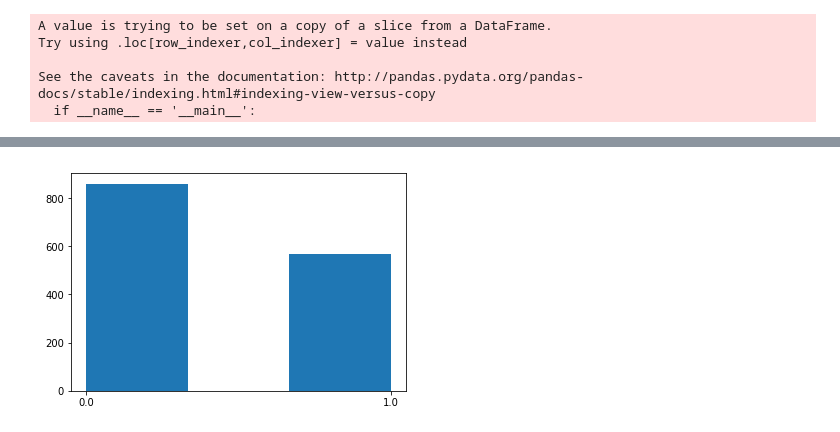
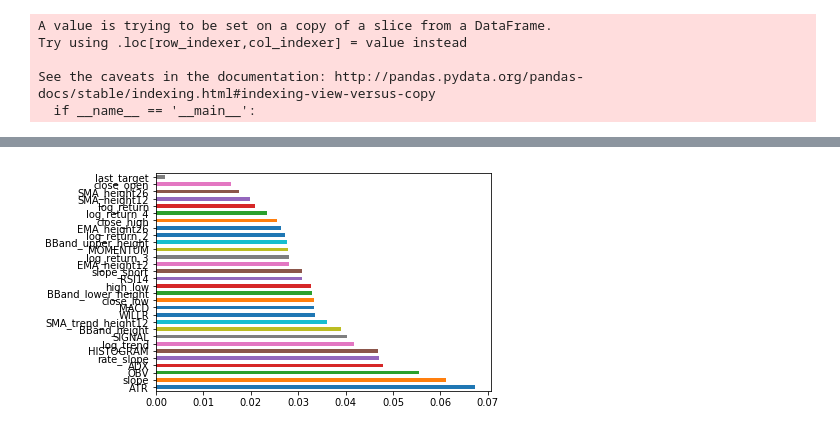
Before and after one commit to eduardocurado/prod_inv, a Jupyter notebook: notebooks/Back Test Models.ipynb, the cells around one changed output, grey strips where cells are left out. Saved outputs shown, nothing was run; the diff lists cells and outputs as text; code cells hidden in the pictures.

```diff
--- a/notebooks/Back Test Models.ipynb
+++ b/notebooks/Back Test Models.ipynb
@@ -518,8 +535,9 @@ plt.show()
-# %%
-plt.hist(y, bins=3)
-plt.show()
-# %% [output]
-[figure, removed]
+# %%
+feat_importances = pd.Series(model['Model'].feature_importances_, index=back_test.drop(drop_columns,axis=1).drop(['predicted_signal', 'target_sign', 'hit'],axis=1).columns)
+feat_importances.nlargest(30).plot(kind='barh')
+plt.show()
+# %% [output]
+[figure, added]
 # %%
 from sklearn.model_selection import GridSearchCV
 from sklearn.model_selection import StratifiedKFold
```
Also changed, not shown: parts of 25 cells of this notebook, 19 other files.
